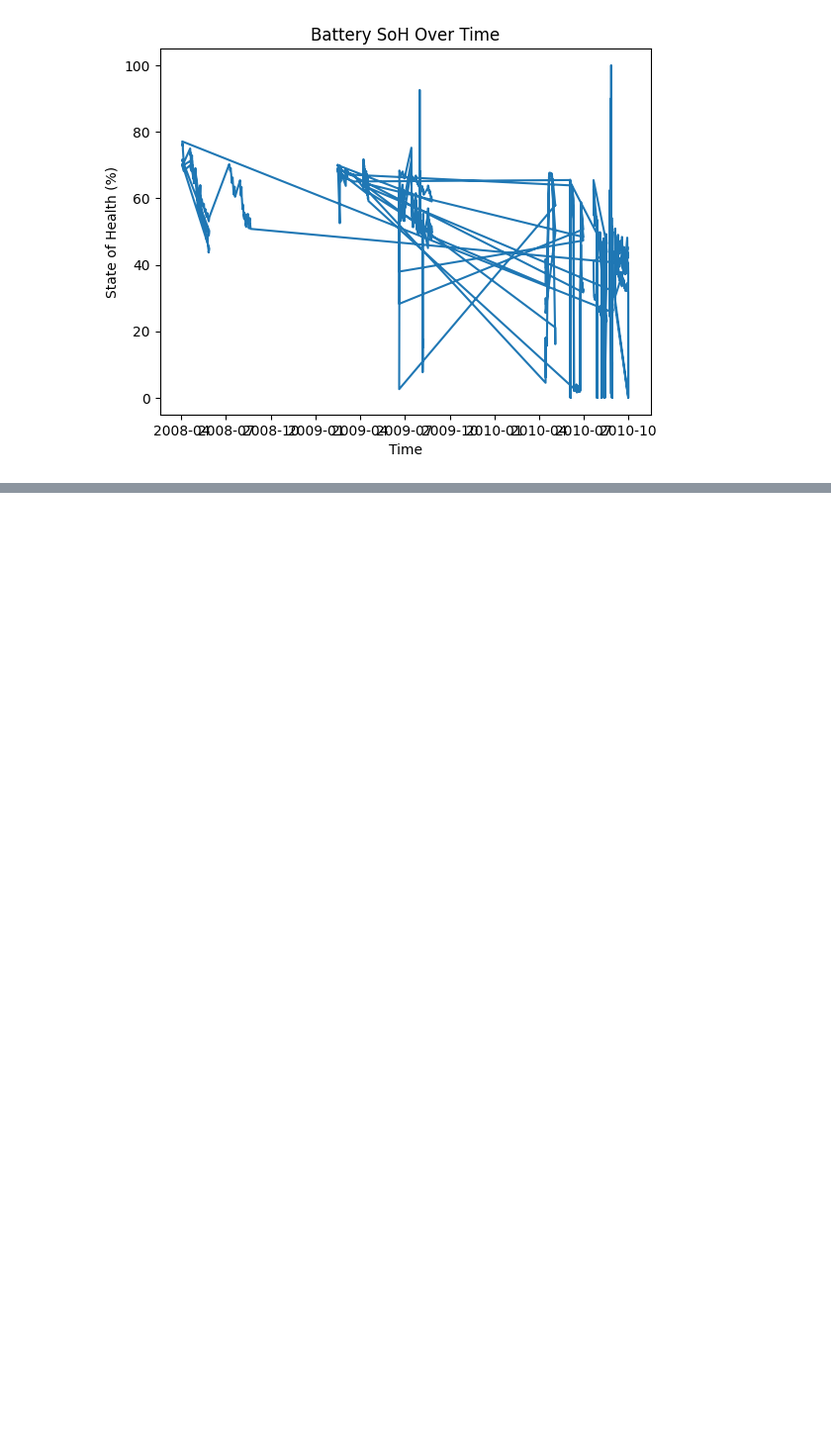
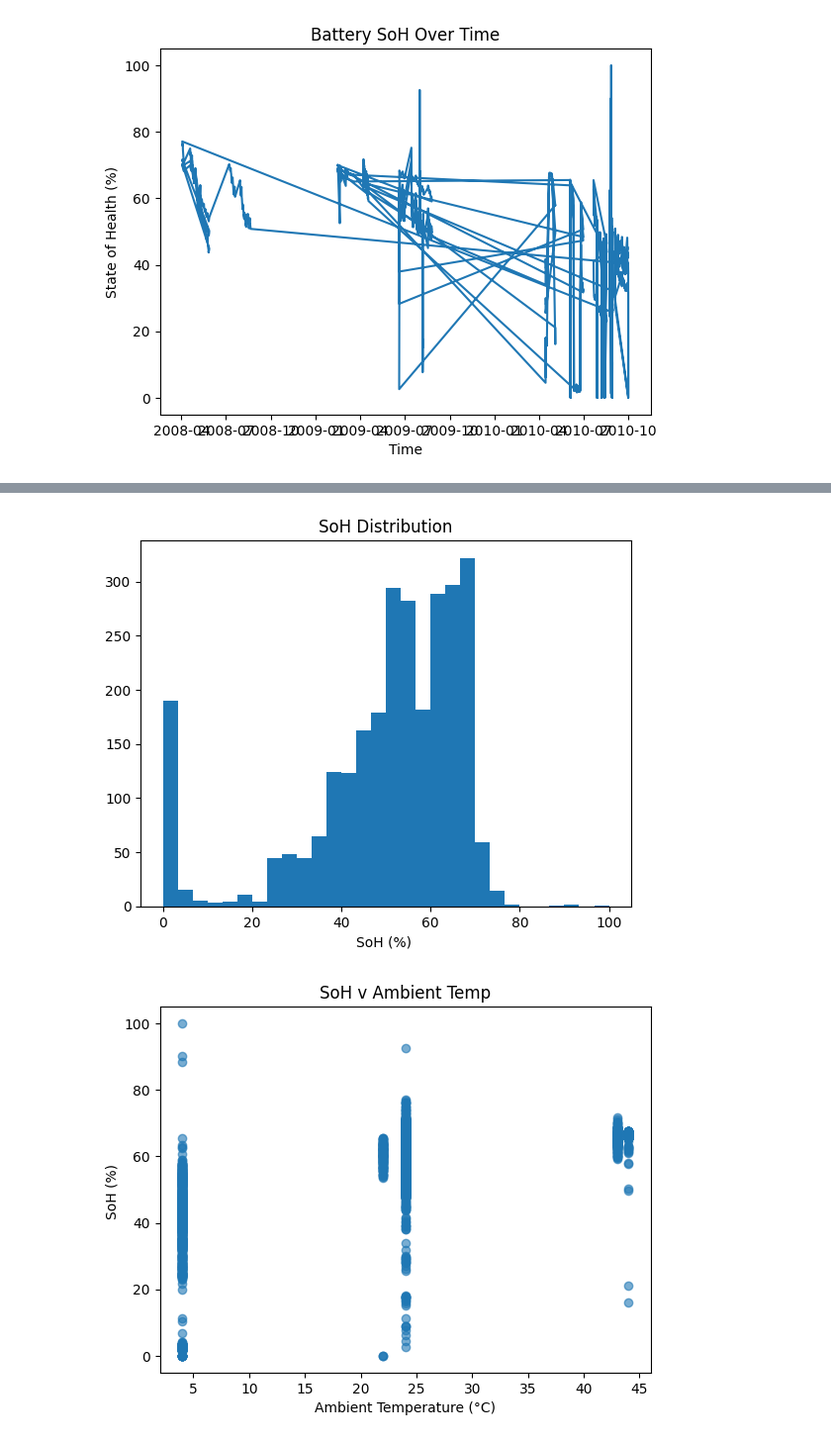
Before and after one commit to mbarrientos1129/ev_battery_health_forecast, a Jupyter notebook: notebooks/01_exploration.ipynb, the cells around one changed output, grey strips where cells are left out. Shown at 99% size. Cells and saved outputs as stored; diff of their text form; code cells hidden in the pictures; blank space fills up the shorter version.

```diff
--- a/notebooks/01_exploration.ipynb
+++ b/notebooks/01_exploration.ipynb
@@ -28,0 +85,16 @@ plt.show()
+# %%
+#Distribution and Scatter
+
+plt.hist(df['SOH'], bins=30)
+plt.xlabel('SoH (%) ')
+plt.title('SoH Distribution')
+plt.show()
+
+plt.scatter(df['ambient_temperature'], df['SOH'], alpha=0.6)
+plt.xlabel('Ambient Temperature (°C)')
+plt.ylabel('SoH (%) ')
+plt.title('SoH v Ambient Temp')
+plt.show()
+# %% [output]
+[figure, added]
+[figure, added]
```
Also changed, not shown: parts of 13 cells of this notebook, 1 other file.
